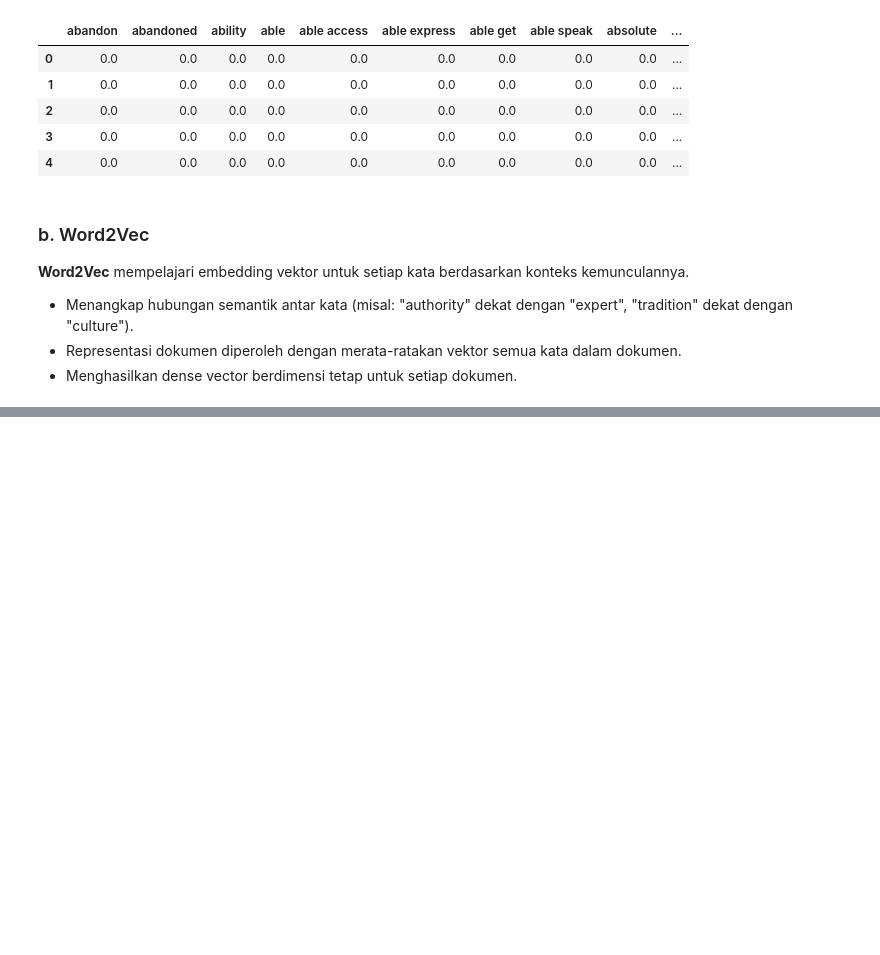
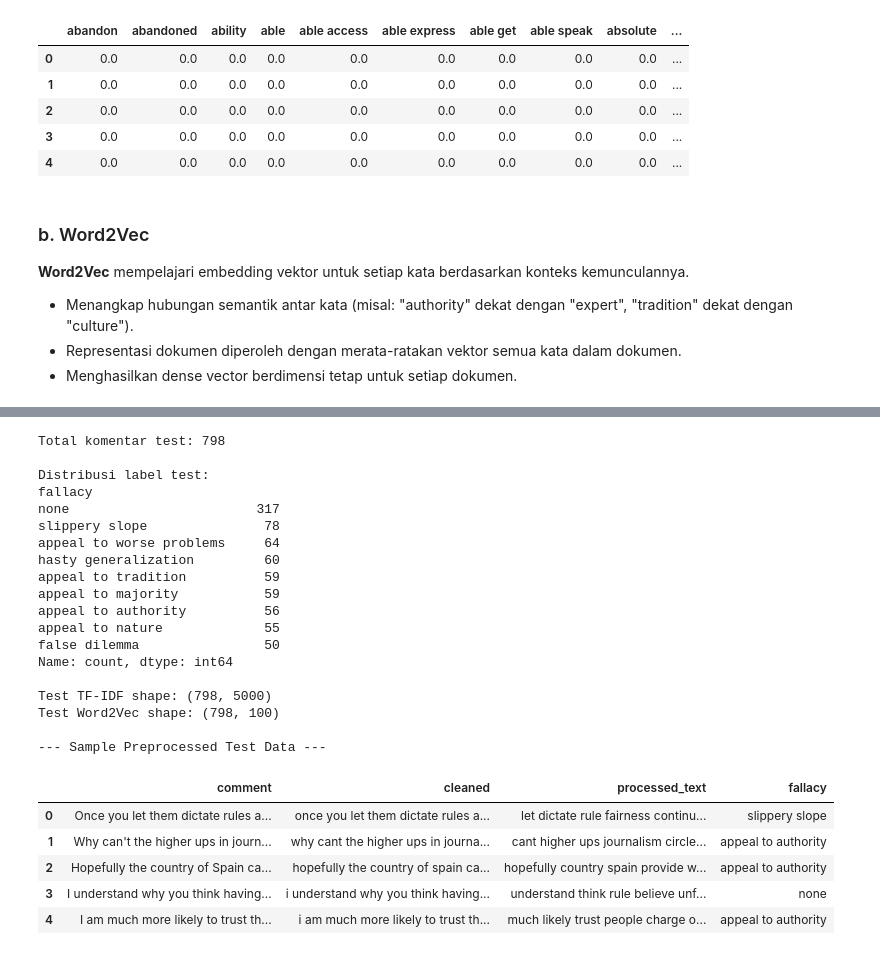
Before and after one commit to aristelcrowley/logical-fallacy-detection, a Jupyter notebook: logical-fallacy-detection.ipynb, the cells around one changed output, grey strips where cells are left out. Saved outputs shown, nothing was run; the diff lists cells and outputs as text; code cells hidden in the pictures; blank space fills up the shorter version.

```diff
--- a/logical-fallacy-detection.ipynb
+++ b/logical-fallacy-detection.ipynb
@@ -297,0 +411,66 @@ Word2Vec Document Matrix Shape: (5370, 100)
+# %%
+# Load test dataset
+with open('test.json', 'r', encoding='utf-8') as f:
+    test_raw = json.load(f)
+
+# Extract comments
+test_records = []
+for article in test_raw:
+    for comment in article['comments']:
+        test_records.append({
+            'comment_id': comment['id'],
+            'news_id': comment['news_id'],
+            'fallacy': comment['fallacy'],
+            'comment': comment['comment']
+        })
+
+df_test = pd.DataFrame(test_records)
+
+print(f"Total komentar test: {len(df_test)}")
+print(f"\nDistribusi label test:")
+print(df_test['fallacy'].value_counts())
+
+# Apply same preprocessing pipeline
+df_test['cleaned'] = df_test['comment'].apply(clean_text)
+df_test['tokens'] = df_test['cleaned'].apply(word_tokenize)
+df_test['lemmatized'] = df_test['tokens'].apply(lemmatize_tokens)
+df_test['processed_text'] = df_test['lemmatized'].apply(lambda x: ' '.join(x))
+
+# Encode labels using the same encoder
+df_test['label'] = label_encoder.transform(df_test['fallacy'])
+
+# Transform to feature representations (use fitted vectorizer — NOT fit_transform)
+X_test_tfidf = tfidf_vectorizer.transform(df_test['processed_text'])
+X_test_w2v = np.array([document_vector(tokens, w2v_model) for tokens in df_test['lemmatized']])
+y_test = df_test['label'].values
+
+print(f"\nTest TF-IDF shape: {X_test_tfidf.shape}")
+print(f"Test Word2Vec shape: {X_test_w2v.shape}")
+print(f"\n--- Sample Preprocessed Test Data ---")
+df_test[['comment', 'cleaned', 'processed_text', 'fallacy']].head(5)
+# %% [output]
+Total komentar test: 798
+
+Distribusi label test:
+fallacy
+none                        317
+slippery slope               78
+appeal to worse problems     64
+hasty generalization         60
+appeal to tradition          59
+appeal to majority           59
+appeal to authority          56
+appeal to nature             55
+false dilemma                50
+Name: count, dtype: int64
+
+Test TF-IDF shape: (798, 5000)
+Test Word2Vec shape: (798, 100)
+
+--- Sample Preprocessed Test Data ---
+|  | comment | cleaned | processed_text | fallacy |
+| 0 | Once you let them dictate rules a... | once you let them dictate rules a... | let dictate rule fairness continu... | slippery slope |
+| 1 | Why can't the higher ups in journ... | why cant the higher ups in journa... | cant higher ups journalism circle... | appeal to authority |
+| 2 | Hopefully the country of Spain ca... | hopefully the country of spain ca... | hopefully country spain provide w... | appeal to authority |
+| 3 | I understand why you think having... | i understand why you think having... | understand think rule believe unf... | none |
+| 4 | I am much more likely to trust th... | i am much more likely to trust th... | much likely trust people charge o... | appeal to authority |
```
Also changed, not shown: parts of 16 cells of this notebook.
